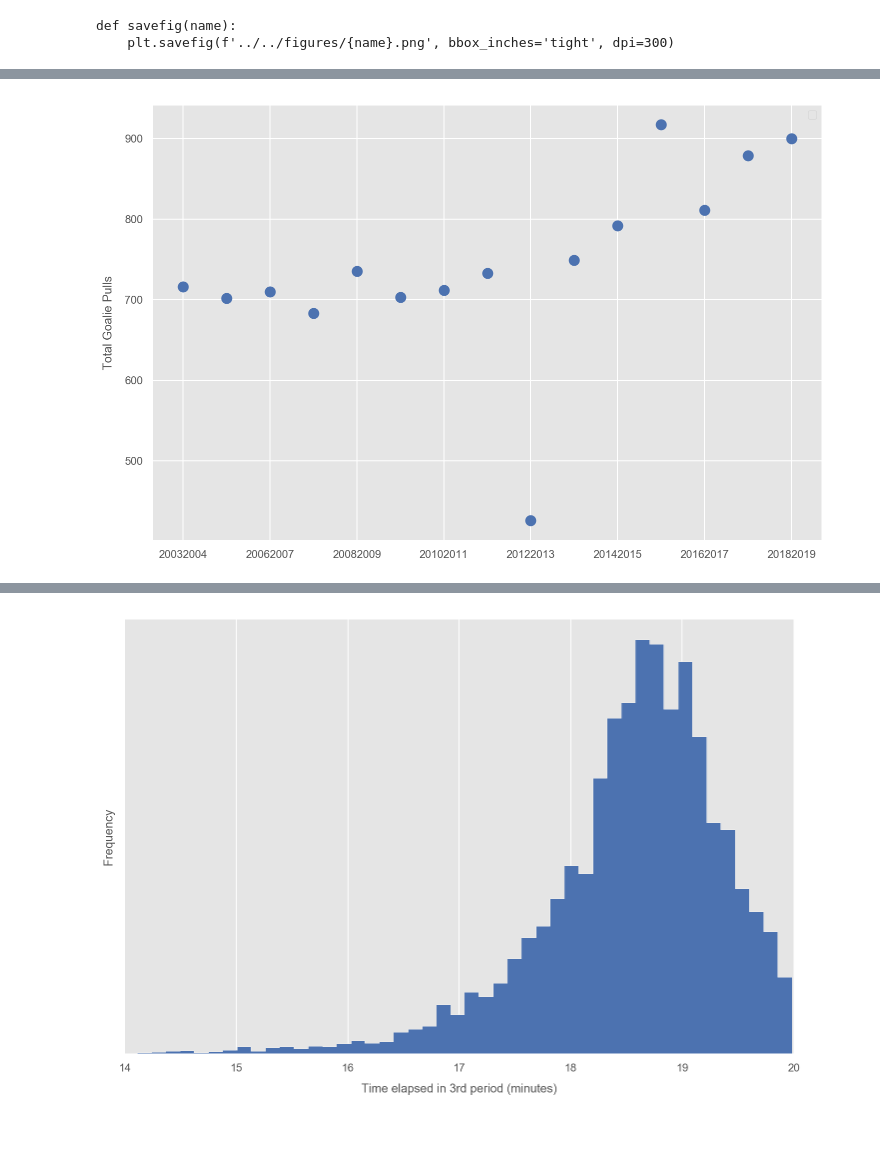
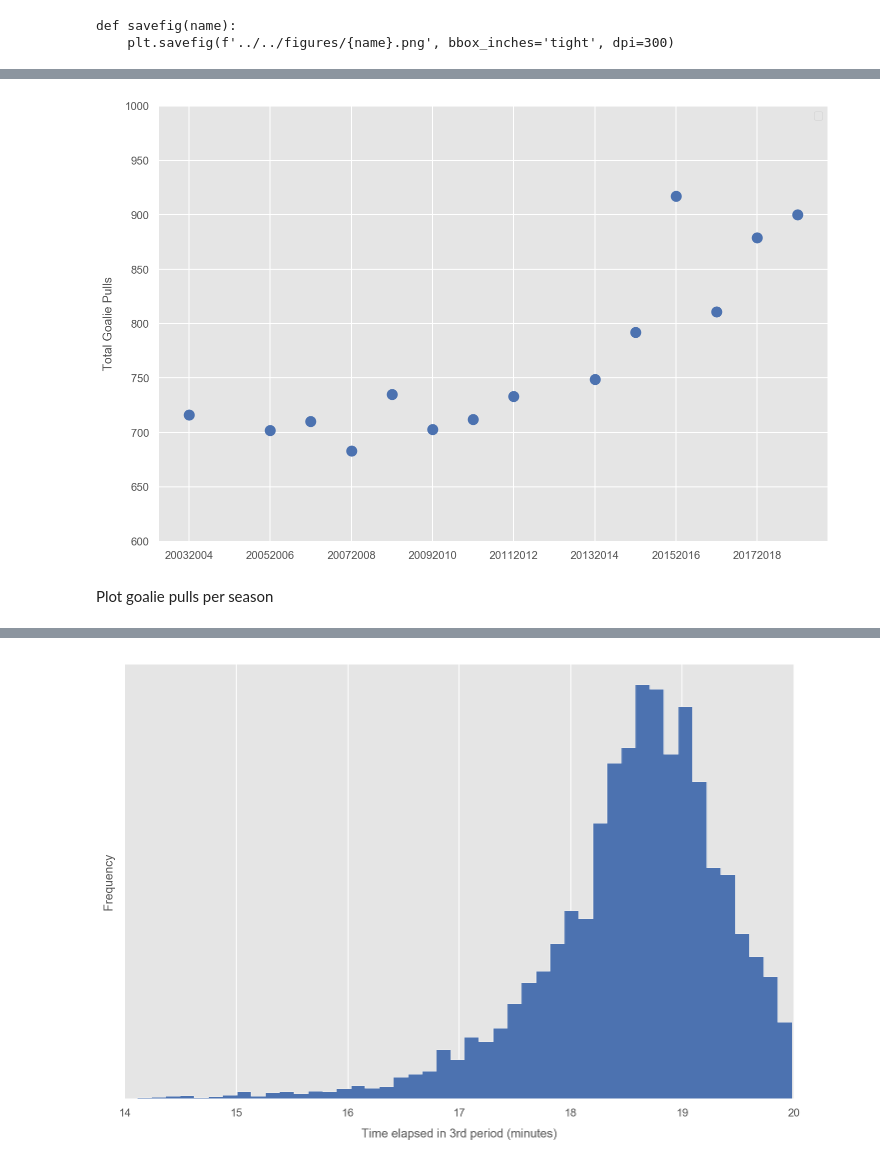
Before and after one commit to zazencodes/nhl-goalie-pull-optimization, a Jupyter notebook: notebooks/src/3_exploratory_analysis_2003-2019.ipynb, the cells around one changed output, grey strips where cells are left out. Drawn from its saved outputs; the diff is of its cells as text; code cells hidden in the pictures; blank space fills up the shorter version.

```diff
--- a/notebooks/src/3_exploratory_analysis_2003-2019.ipynb
+++ b/notebooks/src/3_exploratory_analysis_2003-2019.ipynb
@@ -243,17 +266,26 @@ def savefig(name):
 # %%
 fig, ax = plt.subplots()
+
+# Calculate number of pulls per season
 s = df.groupby('season').size().sort_index(ascending=True).rename('counts').reset_index()
+
+# Add data for the missing season
+s = (s.append({'season': '20042005', 'counts': 0}, ignore_index=True)
+    .sort_values('season', ascending=True).reset_index(drop=True))
+
 s.plot(marker='o', lw=0, ax=ax, color='b', ms=10)
-# ax.set_ylim(600, 1100)
+ax.set_ylim(600, 1000)
 plt.legend([])
 plt.ylabel('Total Goalie Pulls')
 
 # Assign tick names
 label_map = {str(i): s for i, s in enumerate(s.season.tolist())}
 fig.canvas.draw()
 labels = [lab.get_text() for lab in ax.get_xticklabels()]
 ax.set_xticklabels([label_map.get(lab, '') for lab in labels])
 
 savefig('goalie_pulls_by_season')
 # %% [output]
-[figure, old version]
+[figure, new version]
+# %% [markdown]
+Plot goalie pulls per season
```
Also changed, not shown: parts of 5 cells of this notebook, 3 other files.
